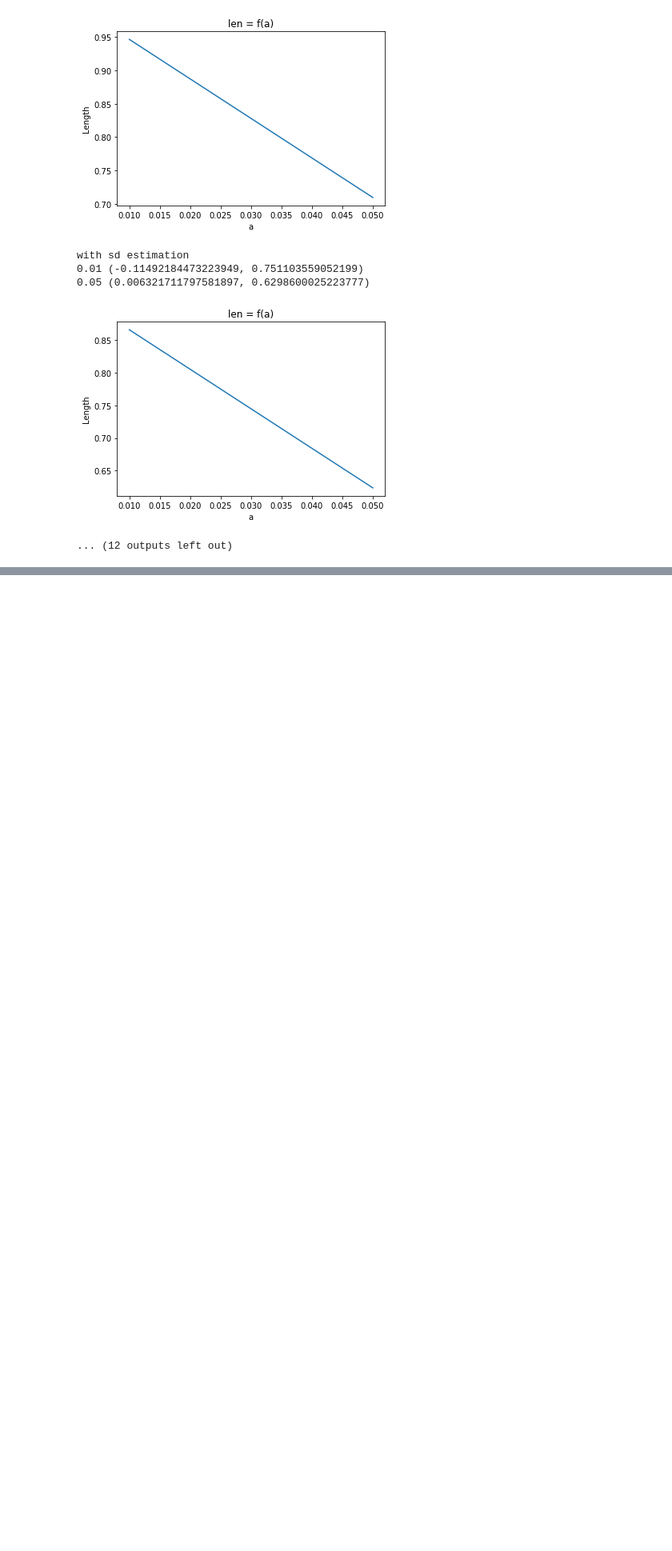
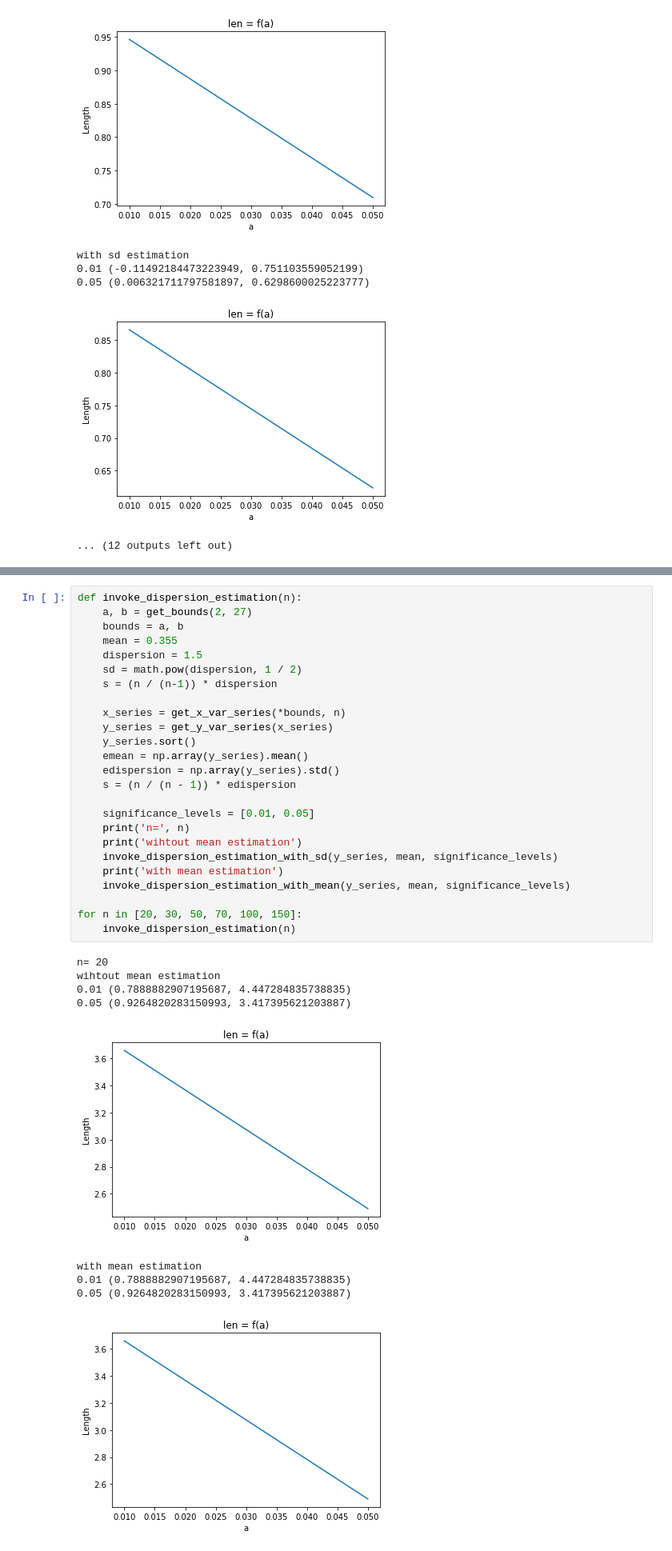
Before and after one commit to dsman1823/statistics, a Jupyter notebook: lab001.ipynb, the cells around one changed output, grey strips where cells are left out. Shown at 80% size. Cells and saved outputs as stored; diff of their text form; blank space fills up the shorter version.

```diff
--- a/lab001.ipynb
+++ b/lab001.ipynb
@@ -444,0 +503,35 @@ ValueError: x and y must have same first dimension, but have shapes (2,) and (6,
+# %%
+def invoke_dispersion_estimation(n):
+    a, b = get_bounds(2, 27)
+    bounds = a, b
+    mean = 0.355
+    dispersion = 1.5
+    sd = math.pow(dispersion, 1 / 2)
+    s = (n / (n-1)) * dispersion
+
+    x_series = get_x_var_series(*bounds, n)
+    y_series = get_y_var_series(x_series)
+    y_series.sort()
+    emean = np.array(y_series).mean()
+    edispersion = np.array(y_series).std()
+    s = (n / (n - 1)) * edispersion
+
+    significance_levels = [0.01, 0.05]
+    print('n=', n)
+    print('wihtout mean estimation')
+    invoke_dispersion_estimation_with_sd(y_series, mean, significance_levels)
+    print('with mean estimation')
+    invoke_dispersion_estimation_with_mean(y_series, mean, significance_levels)
+
+for n in [20, 30, 50, 70, 100, 150]:
+    invoke_dispersion_estimation(n)
+# %% [output]
+n= 20
+wihtout mean estimation
+0.01 (0.7888882907195687, 4.447284835738835)
+0.05 (0.9264820283150993, 3.417395621203887)
+[figure, added]
+with mean estimation
+0.01 (0.7888882907195687, 4.447284835738835)
+0.05 (0.9264820283150993, 3.417395621203887)
+[figure, added]
```
Also changed, not shown: parts of 6 cells of this notebook.
